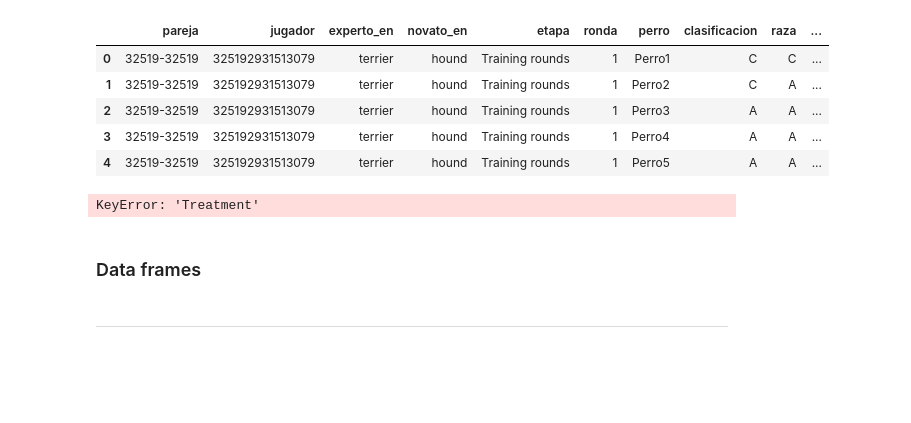
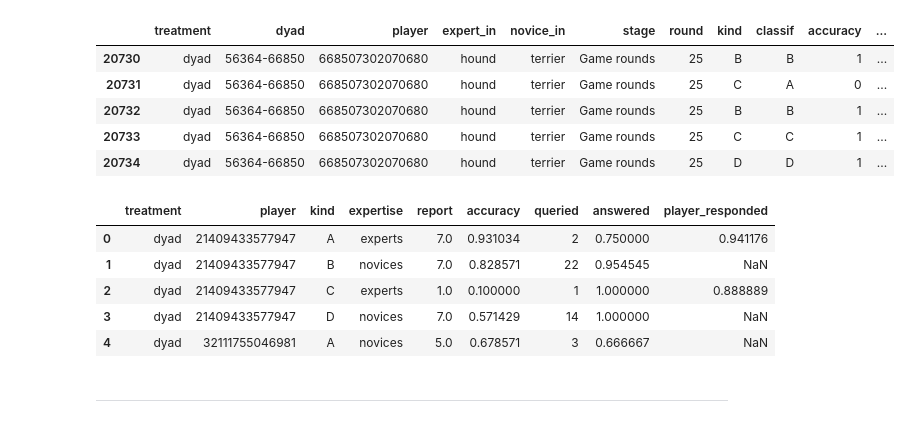
Before and after one commit to Slendercoder/DatosDLL, a Jupyter notebook: 12-16-18-23-27-sept-2019/Analysis/Results.ipynb, the cells around one changed output. Saved outputs shown, nothing was run; the diff lists cells and outputs as text; code cells hidden in the pictures; blank space fills up the shorter version.

```diff
--- a/12-16-18-23-27-sept-2019/Analysis/Results.ipynb
+++ b/12-16-18-23-27-sept-2019/Analysis/Results.ipynb
@@ -9,18 +41,11 @@ from statsmodels.formula.api import ols
 from scipy import stats
 # %%
 data = pd.read_csv('performance.csv')
-data.head()
+data.tail()
 # %% [output]
-|  | pareja | jugador | experto_en | novato_en | etapa | ronda | perro | clasificacion | raza | ... |
-| 0 | 32519-32519 | 325192931513079 | terrier | hound | Training rounds | 1 | Perro1 | C | C | ... |
-| 1 | 32519-32519 | 325192931513079 | terrier | hound | Training rounds | 1 | Perro2 | C | A | ... |
-| 2 | 32519-32519 | 325192931513079 | terrier | hound | Training rounds | 1 | Perro3 | A | A | ... |
-| 3 | 32519-32519 | 325192931513079 | terrier | hound | Training rounds | 1 | Perro4 | A | A | ... |
-| 4 | 32519-32519 | 325192931513079 | terrier | hound | Training rounds | 1 | Perro5 | A | A | ... |
+|  | treatment | dyad | player | expert_in | novice_in | stage | round | kind | classif | accuracy | ... |
+| 20730 | dyad | 56364-66850 | 668507302070680 | hound | terrier | Game rounds | 25 | B | B | 1 | ... |
+| 20731 | dyad | 56364-66850 | 668507302070680 | hound | terrier | Game rounds | 25 | C | A | 0 | ... |
+| 20732 | dyad | 56364-66850 | 668507302070680 | hound | terrier | Game rounds | 25 | B | B | 1 | ... |
+| 20733 | dyad | 56364-66850 | 668507302070680 | hound | terrier | Game rounds | 25 | C | C | 1 | ... |
+| 20734 | dyad | 56364-66850 | 668507302070680 | hound | terrier | Game rounds | 25 | D | D | 1 | ... |
-# %%
-print(data[data['Treatment']=='Single']['Player'].unique().shape)
-print(data[data['Treatment']=='Dyad']['Player'].unique().shape)
-# %% [output]
-KeyError: 'Treatment'
-# %% [markdown]
-### Data frames
@@ -85,2 +52,12 @@ dfN.head()
+# %%
+reporte_comprension = pd.read_csv('rep-comprension.csv')
+reporte_comprension.head()
+# %% [output]
+|  | treatment | player | kind | expertise | report | accuracy | queried | answered | player_responded |
+| 0 | dyad | 21409433577947 | A | experts | 7.0 | 0.931034 | 2 | 0.750000 | 0.941176 |
+| 1 | dyad | 21409433577947 | B | novices | 7.0 | 0.828571 | 22 | 0.954545 | NaN |
+| 2 | dyad | 21409433577947 | C | experts | 1.0 | 0.100000 | 1 | 1.000000 | 0.888889 |
+| 3 | dyad | 21409433577947 | D | novices | 7.0 | 0.571429 | 14 | 1.000000 | NaN |
+| 4 | dyad | 32111755046981 | A | novices | 5.0 | 0.678571 | 3 | 0.666667 | NaN |
 # %% [markdown]
 ----
```
Also changed, not shown: parts of 70 cells of this notebook, 18 other files.
